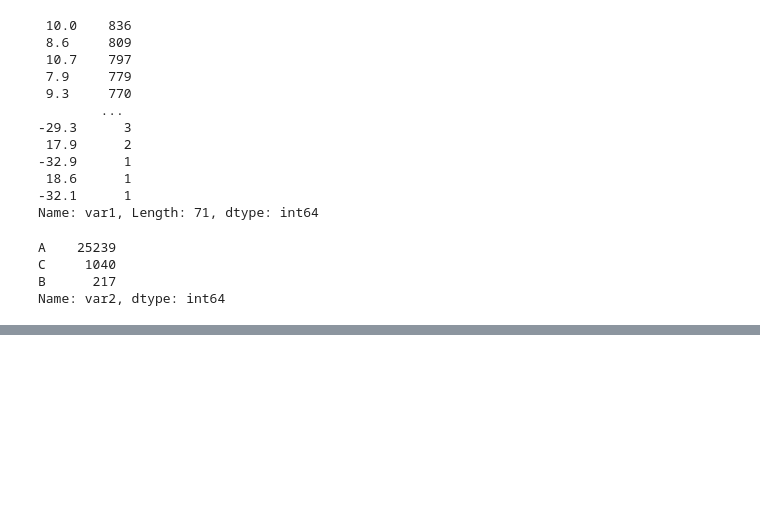
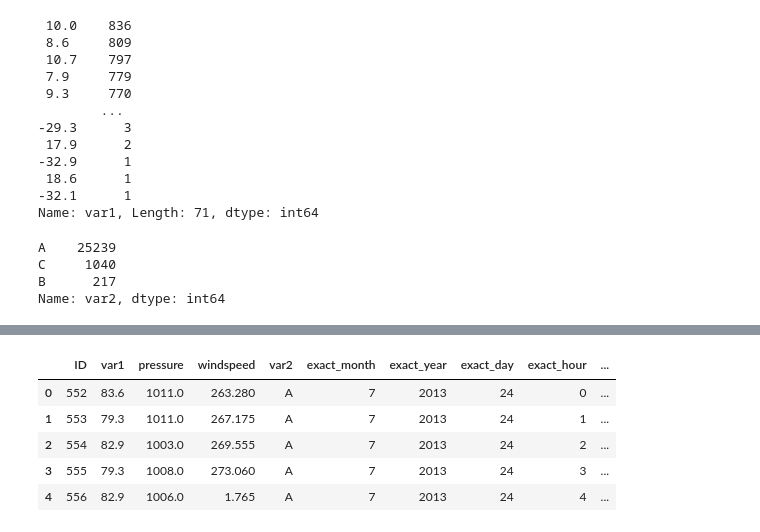
Before and after one commit to Ayanlola2002/Analyticsvidyah, a Jupyter notebook: Janata_TimeSeries.ipynb, the cells around one changed output, grey strips where cells are left out. Saved outputs shown, nothing was run; the diff lists cells and outputs as text; code cells hidden in the pictures; blank space fills up the shorter version.

```diff
--- a/Janata_TimeSeries.ipynb
+++ b/Janata_TimeSeries.ipynb
@@ -103,0 +99,7 @@ Name: var2, dtype: int64
+# %%
+#extracting date part for test
+#dropped datetime
+test['exact_month']=pd.to_datetime(test['datetime'],format='%Y/%m/%d %H:%M:%S').dt.month
+test['exact_year']=pd.to_datetime(test['datetime'],format='%Y/%m/%d %H:%M:%S').dt.year
+test['exact_day']=pd.to_datetime(test['datetime'],format='%Y/%m/%d %H:%M:%S').dt.day
+test['exact_hour']=pd.to_datetime(test['datetime'],format='%Y/%m/%d %H:%M:%S').dt.hour
@@ -103,0 +110,4 @@ Name: var2, dtype: int64
+# %%
+#convert temperature to kelvin
+#dropped temperature
+test['kelvin']=test['temperature']+273.15
@@ -103,0 +146,9 @@ Name: var2, dtype: int64
+# %%
+test.head()
+# %% [output]
+|  | ID | var1 | pressure | windspeed | var2 | exact_month | exact_year | exact_day | exact_hour | ... |
+| 0 | 552 | 83.6 | 1011.0 | 263.280 | A | 7 | 2013 | 24 | 0 | ... |
+| 1 | 553 | 79.3 | 1011.0 | 267.175 | A | 7 | 2013 | 24 | 1 | ... |
+| 2 | 554 | 82.9 | 1003.0 | 269.555 | A | 7 | 2013 | 24 | 2 | ... |
+| 3 | 555 | 79.3 | 1008.0 | 273.060 | A | 7 | 2013 | 24 | 3 | ... |
+| 4 | 556 | 82.9 | 1006.0 | 1.765 | A | 7 | 2013 | 24 | 4 | ... |
```
Also changed, not shown: parts of 44 cells of this notebook.
